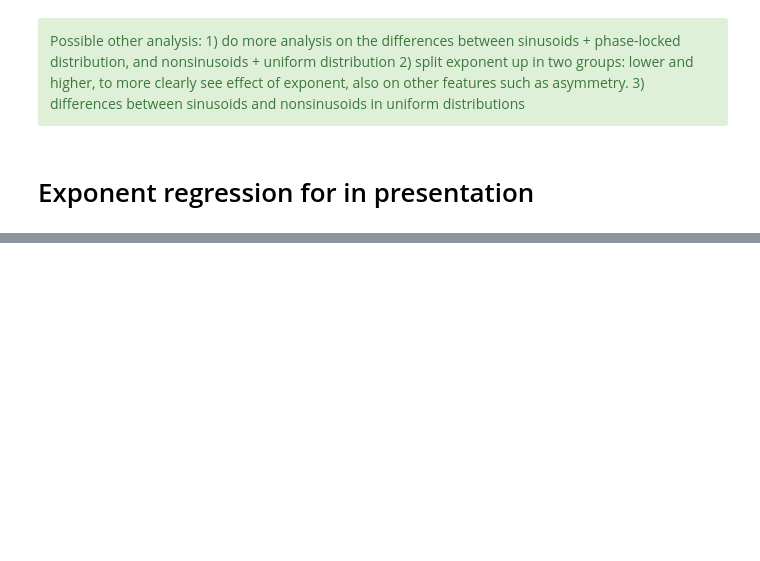
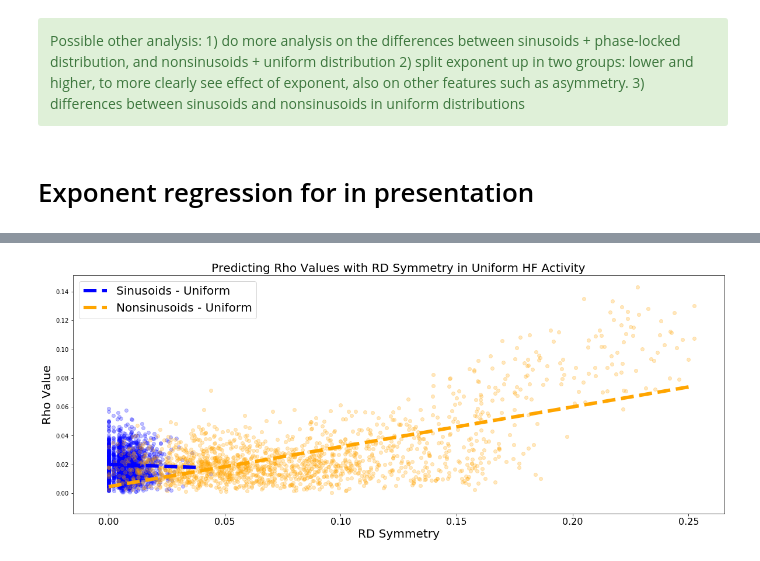
Before and after one commit to JaapVanDerAar/project_pac, a Jupyter notebook: pac_jupyter/10.1 Results simulated data. Asine, exponent [-2, -1.5], STD [.05 - .29 & 1] .ipynb, the cells around one changed output, grey strips where cells are left out. Cells and saved outputs as stored; diff of their text form; code cells hidden in the pictures; blank space fills up the shorter version.

```diff
--- a/pac_jupyter/10.1 Results simulated data. Asine, exponent [-2, -1.5], STD [.05 - .29 & 1] .ipynb
+++ b/pac_jupyter/10.1 Results simulated data. Asine, exponent [-2, -1.5], STD [.05 - .29 & 1] .ipynb
@@ -484,0 +492,36 @@ for gr in range(1):
+# %%
+color_gr = ['red', 'green', 'blue', 'orange']
+
+plt.figure(figsize=(20,7.5))
+
+for gr in range(2,len(simulation_features_list)):
+
+    simulation_features = simulation_features_list[gr]
+
+
+    kwargs = dict(alpha=0.2, density=True, bins=12)
+    # shape uni rhos and feature
+
+    pac_rhos_uni = simulation_features['pac_rhos'].values.reshape(-1,1)
+    feature_uni = simulation_features['rdsym_abs'].values.reshape(-1,1)
+
+    # Uniform scatter
+    plt.scatter(simulation_features['rdsym_abs'],
+                simulation_features['pac_rhos'],
+               color=color_gr[gr], alpha =.25)
+
+    # Reg Uni
+    reg2 = linear_model.LinearRegression()
+    reg2.fit(feature_uni, pac_rhos_uni)
+    xs = np.arange(min(feature_uni), max(feature_uni),0.01)
+    ys = reg2.intercept_[0] + reg2.coef_[0][0] * xs
+    plt.plot(xs, ys, '--', color=color_gr[gr], linewidth=6, alpha=1)
+
+    plt.title('Predicting Rho Values with RD Symmetry in Uniform HF Activity', fontsize=20)
+    plt.xlabel('RD Symmetry', fontsize=20)
+    plt.ylabel('Rho Value', fontsize=20)
+    plt.xticks(size=16)
+    plt.xticks(size=16)
+    plt.legend(['Sinusoids - Uniform', 'Nonsinusoids - Uniform'],fontsize=20)
+# %% [output]
+[figure, added]
```
Also changed, not shown: parts of 6 cells of this notebook, 2 other files.
